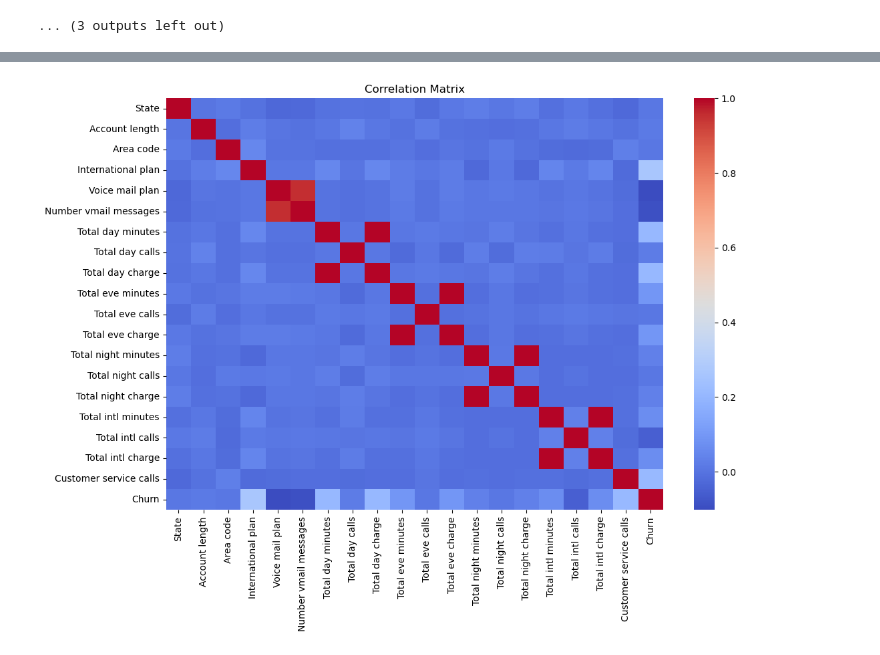
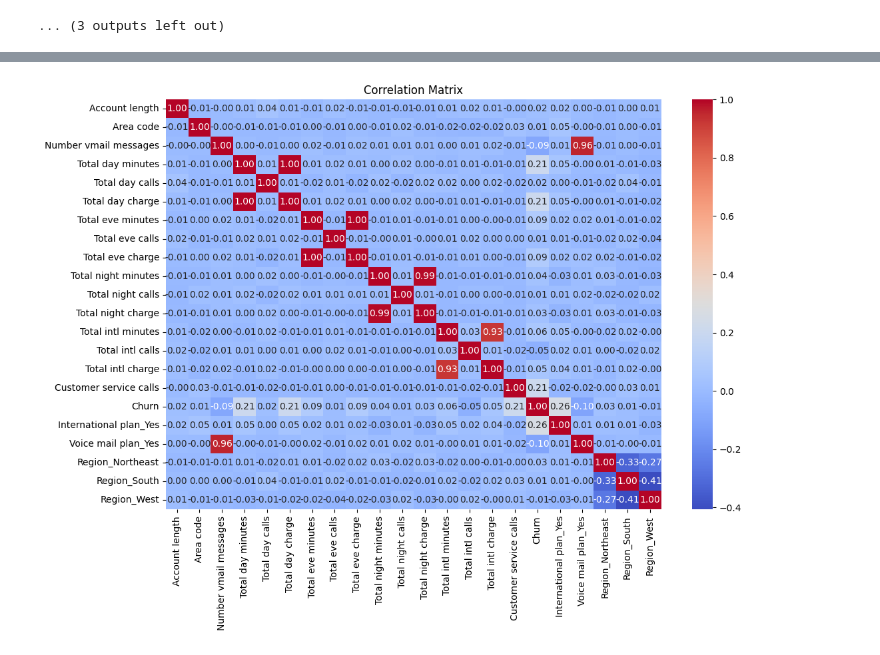
Before and after one commit to khaled-benahmed/-Customer-Churn-Prediction-in-the-Telecom-Sector-Using-Machine-Learning-Techniques., a Jupyter notebook: Customer_Churn_Prediction_in_the_Telecom_Sector_Using_Machine_Learning_Techniques.ipynb, the cells around one changed output, grey strips where cells are left out. Drawn from its saved outputs; the diff is of its cells as text; code cells hidden in the pictures.

```diff
--- a/Customer_Churn_Prediction_in_the_Telecom_Sector_Using_Machine_Learning_Techniques.ipynb
+++ b/Customer_Churn_Prediction_in_the_Telecom_Sector_Using_Machine_Learning_Techniques.ipynb
@@ -205,0 +354,38 @@ for col in categorical_cols:
+# %%
+# Comprehensive mapping of U.S. states to regions
+region_mapping = {
+    # Northeast
+    'CT': 'Northeast', 'ME': 'Northeast', 'MA': 'Northeast', 'NH': 'Northeast',
+    'RI': 'Northeast', 'VT': 'Northeast', 'NJ': 'Northeast', 'NY': 'Northeast',
+    'PA': 'Northeast',
+
+    # Midwest
+    'IL': 'Midwest', 'IN': 'Midwest', 'IA': 'Midwest', 'KS': 'Midwest',
+    'MI': 'Midwest', 'MN': 'Midwest', 'MO': 'Midwest', 'NE': 'Midwest',
+    'ND': 'Midwest', 'OH': 'Midwest', 'SD': 'Midwest', 'WI': 'Midwest',
+
+    # South
+    'AL': 'South', 'AR': 'South', 'DE': 'South', 'FL': 'South', 'GA': 'South',
+    'KY': 'South', 'LA': 'South', 'MD': 'South', 'MS': 'South', 'NC': 'South',
+    'OK': 'South', 'SC': 'South', 'TN': 'South', 'TX': 'South', 'VA': 'South',
+    'WV': 'South', 'DC': 'South',
+
+    # West
+    'AK': 'West', 'AZ': 'West', 'CA': 'West', 'CO': 'West', 'HI': 'West',
+    'ID': 'West', 'MT': 'West', 'NV': 'West', 'NM': 'West', 'OR': 'West',
+    'UT': 'West', 'WA': 'West', 'WY': 'West'
+}
+# %%
+# Map states to regions
+data['Region'] = data['State'].map(region_mapping)
+# %%
+data.drop(columns='State', inplace=True)
+# %%
+# Apply one-hot encoding to selected columns
+data_encoded = pd.get_dummies(data, drop_first=True)
+
+# Convert boolean (or binary) columns to integers
+data = data_encoded.astype(int)
+
+# Display the resulting DataFrame
+data.head()
@@ -219,9 +414,9 @@ data.shape
 # %%
 # Feature Correlation
 corr_matrix = data.corr()
 plt.figure(figsize=(12, 8))
-sns.heatmap(corr_matrix, annot=False, cmap='coolwarm')
+sns.heatmap(corr_matrix, annot=True, cmap='coolwarm', fmt='.2f')
 plt.title("Correlation Matrix")
 plt.show()
 # %% [output]
-[figure, old version]
+[figure, new version]
```
Also changed, not shown: parts of 56 cells of this notebook.
